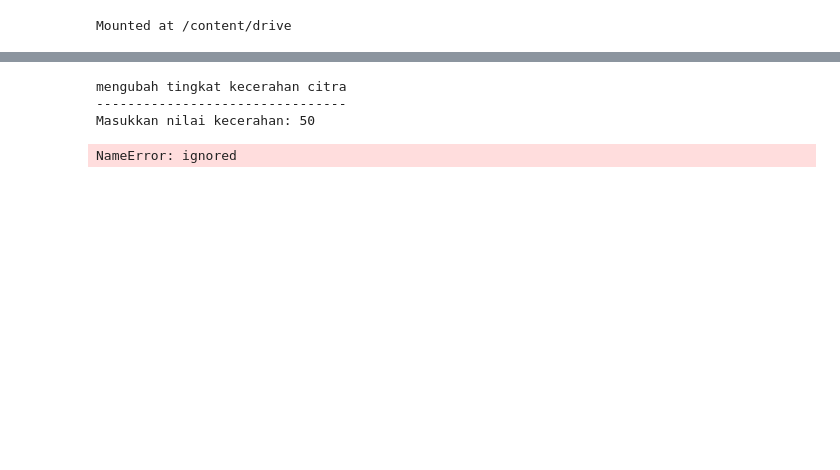
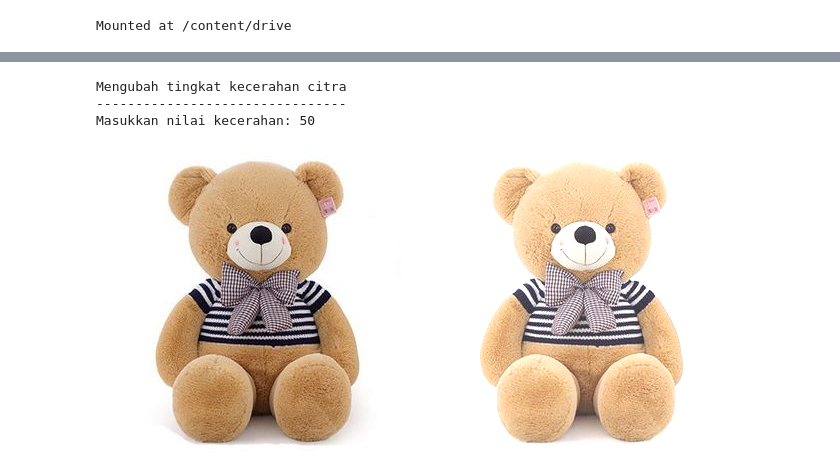
Before and after one commit to syifakitstudentpens/PCVK_GENAP_2022, a Jupyter notebook: Week3.ipynb, the cells around one changed output, grey strips where cells are left out. Drawn from its saved outputs; the diff is of its cells as text; code cells hidden in the pictures; blank space fills up the shorter version.

```diff
--- a/Week3.ipynb
+++ b/Week3.ipynb
@@ -8,24 +23,27 @@ Mounted at /content/drive
 # %%
-print('mengubah tingkat kecerahan citra')
+print('Mengubah tingkat kecerahan citra')
 print('--------------------------------')
 try:
   brightness = int(input('Masukkan nilai kecerahan: '))
 except ValueError:
   print('Error, not a number')
 
-original = cv.imread('/content/drive/MyDrive/images/female.tiff')
+original = cv.imread('/content/drive/MyDrive/PCVK/Gambar/boneka.jpg')
 brightness_image = np.zeros(original.shape, original.dtype)
 
-#akses per piksel
+#akses pixel
 for y in range(original.shape[0]):
   for x in range(original.shape[1]):
     for c in range(original.shape[2]):
       brightness_image[y,x,c] = np.clip(original[y,x,c] + brightness, 0, 255)
 
+#cara simple tanpa for loop
+#brightness_image = cv.convertScaleAbs(original, beta-brightness)
+
 final_frame = cv.hconcat((original, brightness_image))
-cv_imshow(final_frame)
+cv2_imshow(final_frame)
 # %% [output]
-mengubah tingkat kecerahan citra
+Mengubah tingkat kecerahan citra
 --------------------------------
 Masukkan nilai kecerahan: 50
-NameError: ignored
+[figure, added]
```
Also changed, not shown: parts of 6 cells of this notebook.
